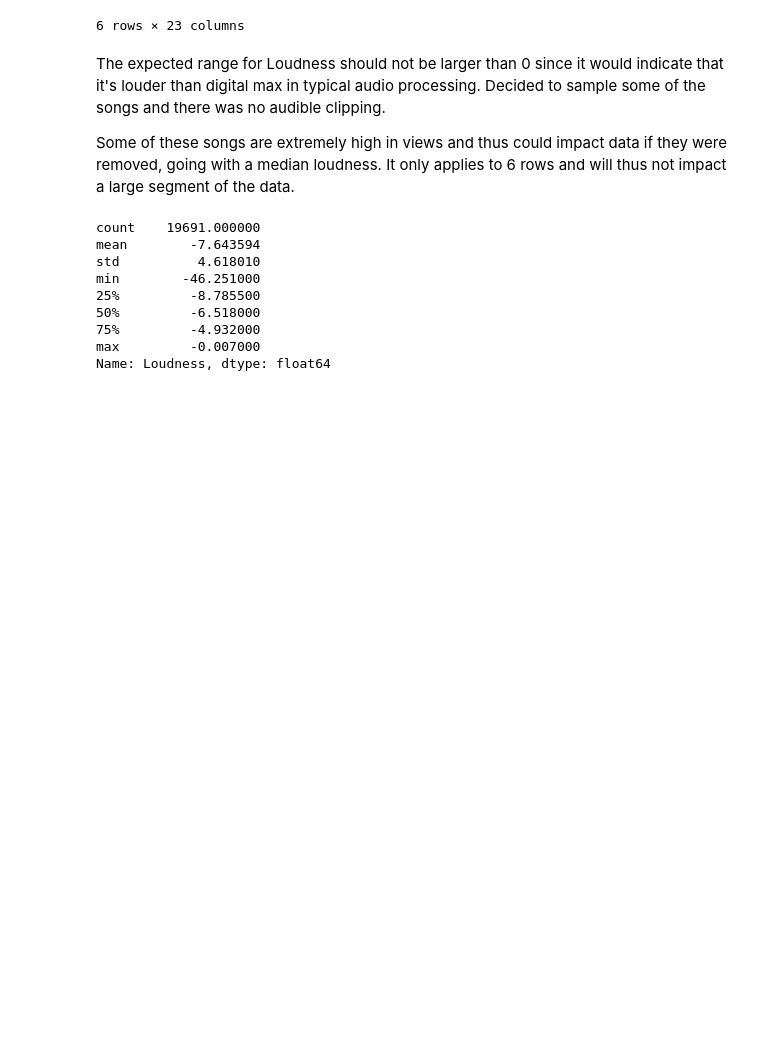
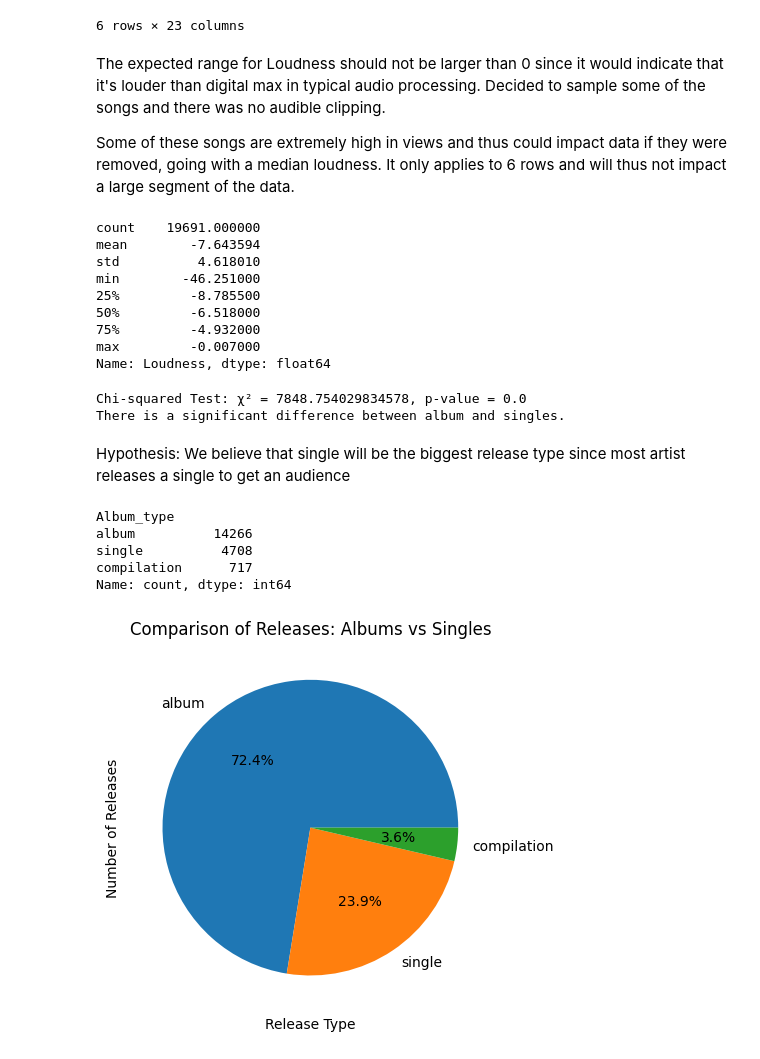
Before and after one commit to dangosailing/EDA_Excercise, a Jupyter notebook: spotify_yt.ipynb, the cells around one changed output. Drawn from its saved outputs; the diff is of its cells as text; code cells hidden in the pictures; blank space fills up the shorter version.

```diff
--- a/spotify_yt.ipynb
+++ b/spotify_yt.ipynb
@@ -253,3 +266,43 @@ min        -46.251000
 75%         -4.932000
 max         -0.007000
 Name: Loudness, dtype: float64
+# %%
+from scipy.stats import chi2_contingency, mannwhitneyu, shapiro
+
+album_type_counts = spyt_df_clean['Album_type'].value_counts()
+
+observed = album_type_counts.values
+expected = [sum(observed) / len(observed)] * len(observed)
+
+chi2, p, dof, expected = chi2_contingency([observed, expected])
+
+print(f"Chi-squared Test: χ² = {chi2}, p-value = {p}")
+if p < 0.05:
+    print("There is a significant difference between album and singles.")
+else:
+    print("No significant difference between album and singles.")
+# %% [output]
+Chi-squared Test: χ² = 7848.754029834578, p-value = 0.0
+There is a significant difference between album and singles.
+# %% [markdown]
+Hypothesis: We believe that single will be the biggest release type since most artist releases a single to get an audience
+# %%
+import matplotlib.pyplot as plt
+
+album_type_counts = spyt_df_clean['Album_type'].value_counts()
+
+print(album_type_counts)
+
+album_type_counts.plot(kind='pie', autopct='%1.1f%%', color=['skyblue', 'orange'])
+plt.title('Comparison of Releases: Albums vs Singles')
+plt.xlabel('Release Type')
+plt.ylabel('Number of Releases')
+plt.xticks(rotation=0)
+plt.show()
+# %% [output]
+Album_type
+album          14266
+single          4708
+compilation      717
+Name: count, dtype: int64
+[figure, added]
```
Also changed, not shown: parts of 24 cells of this notebook.
